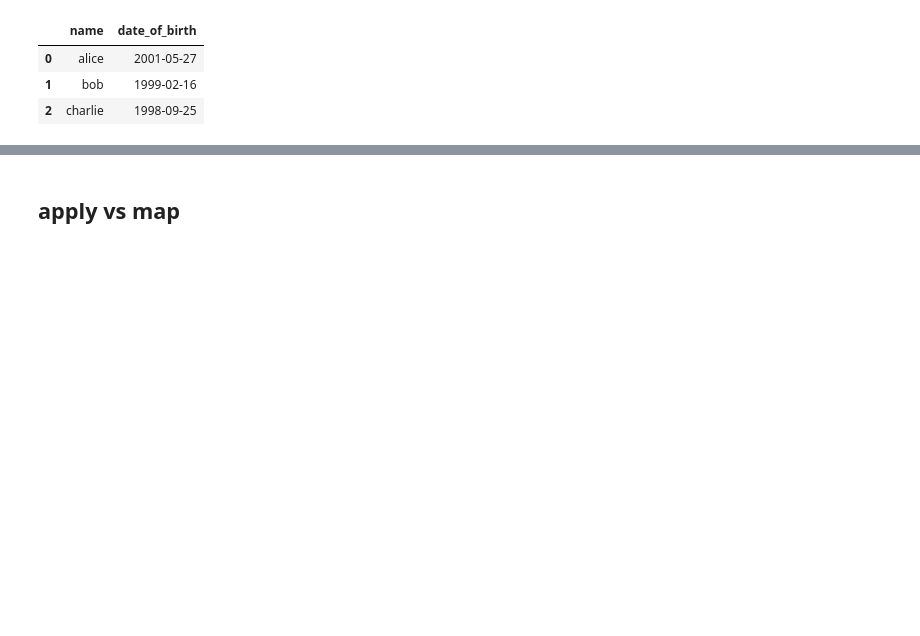
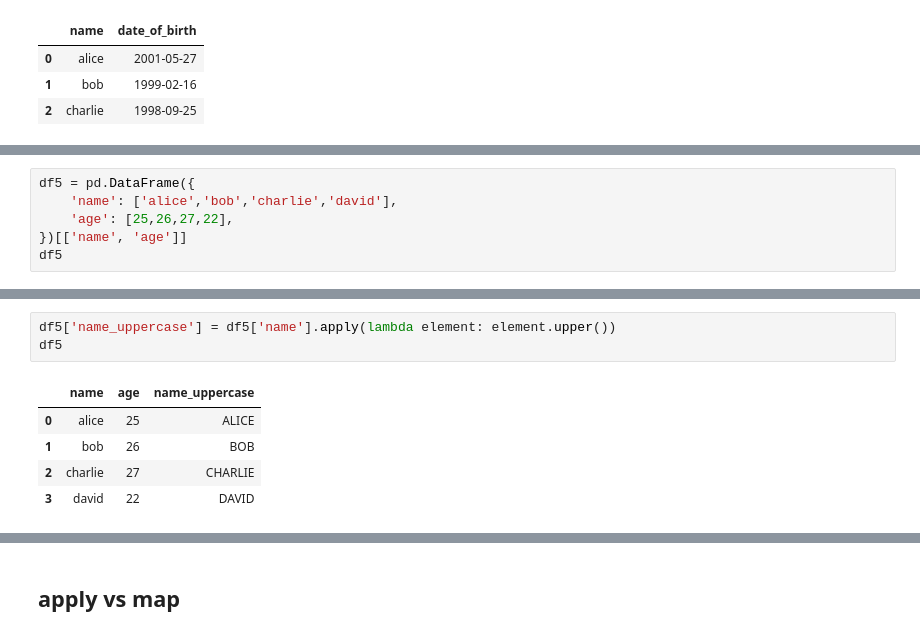
Before and after one commit to queirozfcom/python-sandbox, a Jupyter notebook: python3/notebooks/pandas-columns/main.ipynb, the cells around one changed output, grey strips where cells are left out. Cells and saved outputs as stored; diff of their text form; blank space fills up the shorter version.

```diff
--- a/python3/notebooks/pandas-columns/main.ipynb
+++ b/python3/notebooks/pandas-columns/main.ipynb
@@ -305,0 +339,6 @@ df3
+# %%
+df5 = pd.DataFrame({
+    'name': ['alice','bob','charlie','david'],
+    'age': [25,26,27,22],
+})[['name', 'age']]
+df5
@@ -305,0 +351,9 @@ df3
+# %%
+df5['name_uppercase'] = df5['name'].apply(lambda element: element.upper())
+df5
+# %% [output]
+|  | name | age | name_uppercase |
+| 0 | alice | 25 | ALICE |
+| 1 | bob | 26 | BOB |
+| 2 | charlie | 27 | CHARLIE |
+| 3 | david | 22 | DAVID |
```
Also changed, not shown: parts of 18 cells of this notebook.
